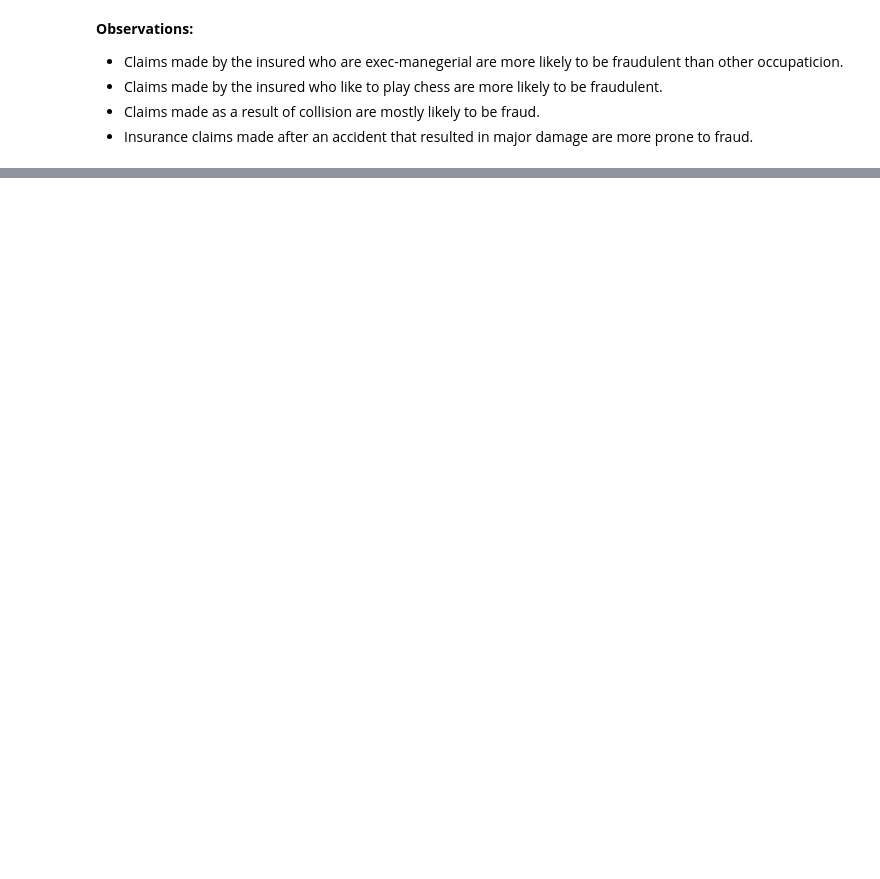
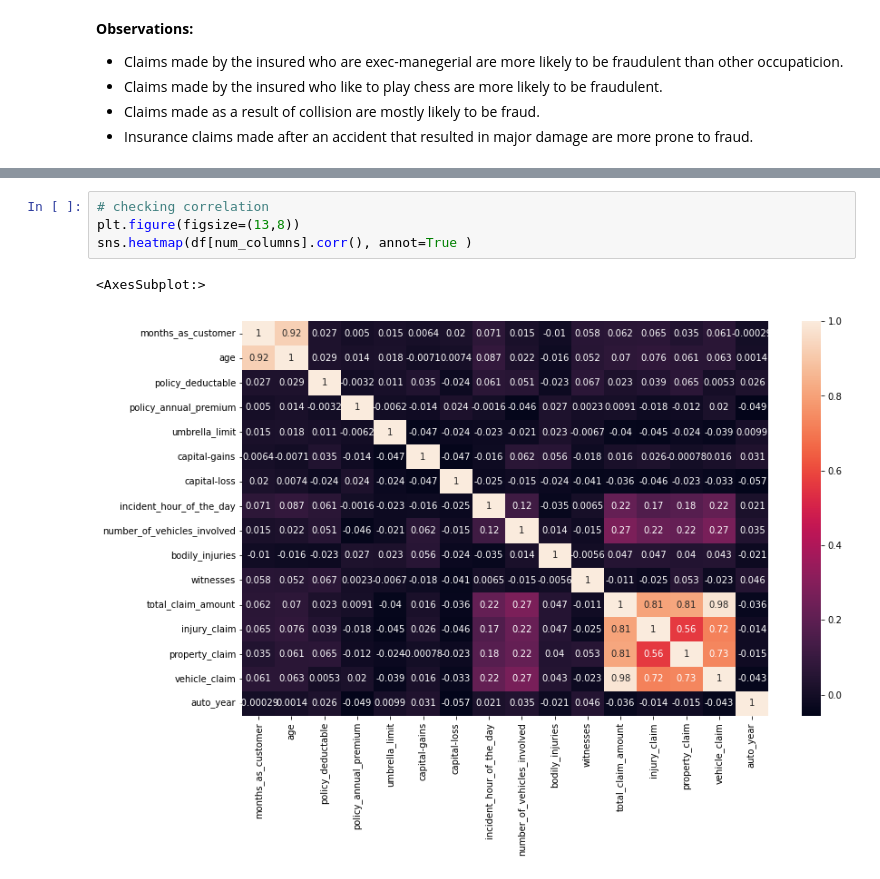
Before and after one commit to mervebdurna/insurance_fraud_detection, a Jupyter notebook: EDA.ipynb, the cells around one changed output, grey strips where cells are left out. Drawn from its saved outputs; the diff is of its cells as text; blank space fills up the shorter version.

```diff
--- a/EDA.ipynb
+++ b/EDA.ipynb
@@ -199 +262,8 @@ for col in df[num_columns].columns:
 ... (4 outputs left out)
+# %%
+# checking correlation
+plt.figure(figsize=(13,8))
+sns.heatmap(df[num_columns].corr(), annot=True )
+# %% [output]
+<AxesSubplot:>
+[figure, added]
```
Also changed, not shown: parts of 46 cells of this notebook, 1 other file.
